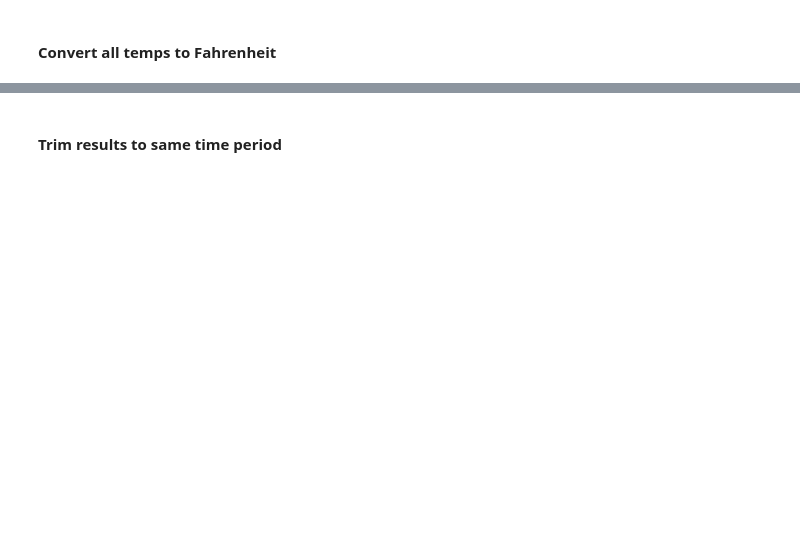
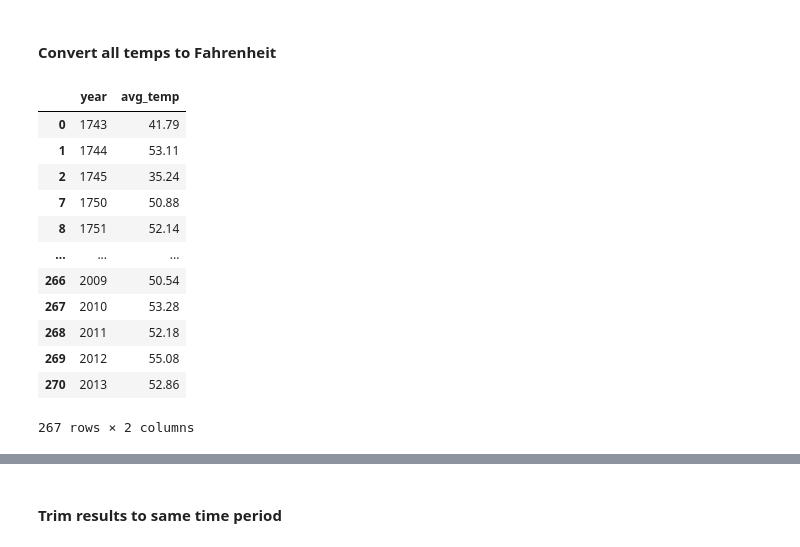
Before and after one commit to sdavitt/week_9, a Jupyter notebook: PandasWeather/Global and Local Weather Trends.ipynb, the cells around one changed output, grey strips where cells are left out. Drawn from its saved outputs; the diff is of its cells as text; code cells hidden in the pictures; blank space fills up the shorter version.

```diff
--- a/PandasWeather/Global and Local Weather Trends.ipynb
+++ b/PandasWeather/Global and Local Weather Trends.ipynb
@@ -19,3 +16,6 @@ df_chicago =
+# %%
+df_global = pd.read_csv('weather_global.csv')
+df_chicago = pd.read_csv('weather_chicago.csv')
 # %%
 df_global.head()
 # %% [output]
@@ -31,3 +38,5 @@ df_chicago.head()
 ## Clean Data
 # %% [markdown]
 #### Drop 'city' and 'country' columns
+# %%
+df_chicago.drop(['city', 'country'], axis=1, inplace=True)
@@ -36,2 +67,4 @@ df_chicago.head()
 # %% [markdown]
 #### Remove null values
+# %%
+df_chicago.dropna(inplace=True)
@@ -39,0 +99,16 @@ df_chicago.head()
+# %%
+df_chicago
+# %% [output]
+|  | year | avg_temp |
+| 0 | 1743 | 41.79 |
+| 1 | 1744 | 53.11 |
+| 2 | 1745 | 35.24 |
+| 7 | 1750 | 50.88 |
+| 8 | 1751 | 52.14 |
+| ... | ... | ... |
+| 266 | 2009 | 50.54 |
+| 267 | 2010 | 53.28 |
+| 268 | 2011 | 52.18 |
+| 269 | 2012 | 55.08 |
+| 270 | 2013 | 52.86 |
+267 rows × 2 columns
```
Also changed, not shown: parts of 31 cells of this notebook, 19 other files.
